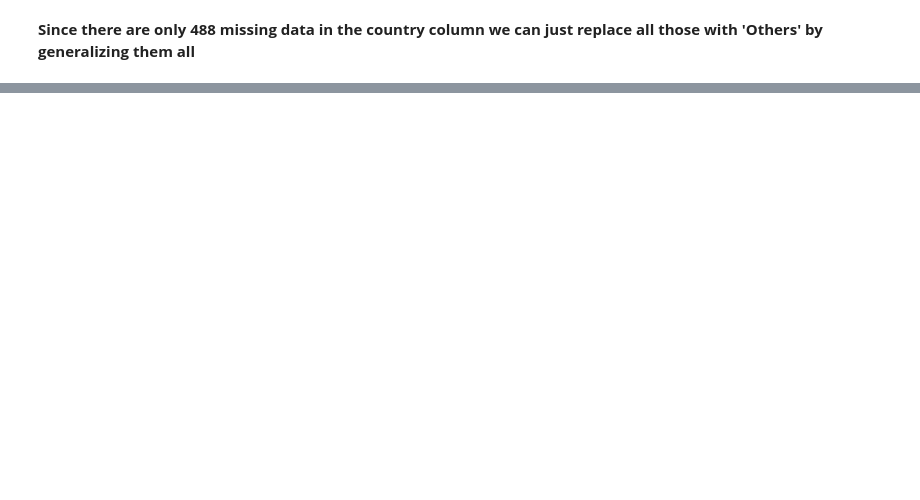
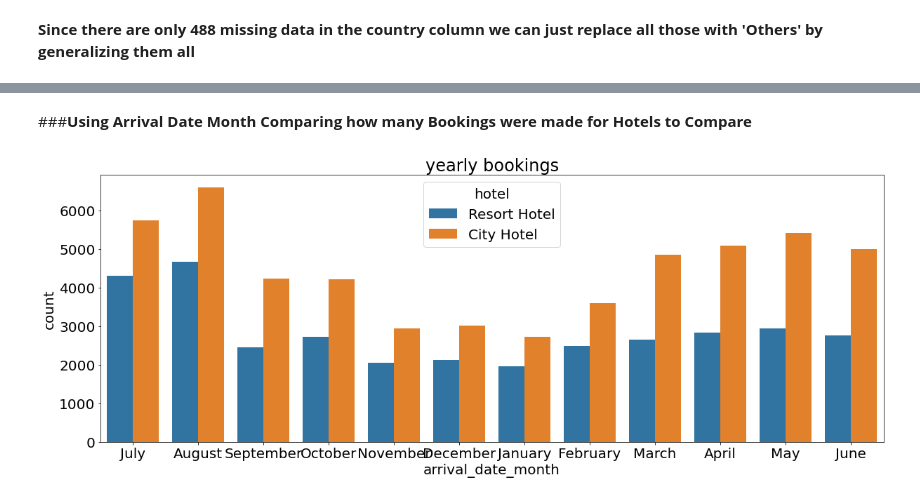
Before and after one commit to RAHULRAJ666DX/Capston-Hotel-Booking-Analysis-, a Jupyter notebook: EDA_Hotel_Booking_Analysis_Rahul_Raj.ipynb, the cells around one changed output, grey strips where cells are left out. Cells and saved outputs as stored; diff of their text form; code cells hidden in the pictures; blank space fills up the shorter version.

```diff
--- a/EDA_Hotel_Booking_Analysis_Rahul_Raj.ipynb
+++ b/EDA_Hotel_Booking_Analysis_Rahul_Raj.ipynb
@@ -267,0 +328,9 @@ SyntaxError: ignored
+# %% [markdown]
+###**Using Arrival Date Month Comparing how many Bookings were made for Hotels to Compare**
+# %%
+# Using Arrival Date Month Comparing how many Bookingd were made for Hotels to Compare
+sns.countplot (x= 'arrival_date_month', data= df, hue= 'hotel').set_title ('yearly bookings')
+# plt.title('yearly bookings')
+plt.rcParams['figure.figsize'] = (20, 7)
+# %% [output]
+[figure, added]
```
Also changed, not shown: parts of 32 cells of this notebook.
